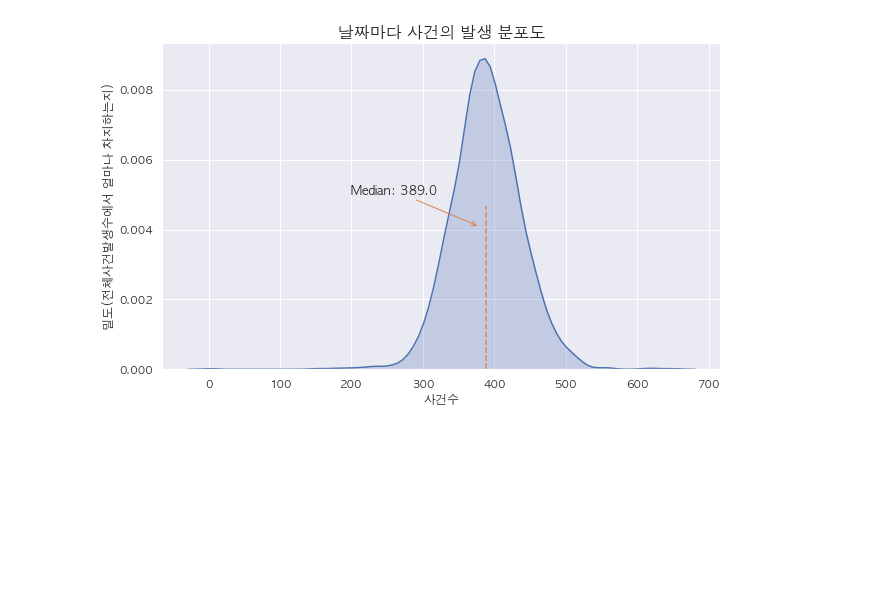
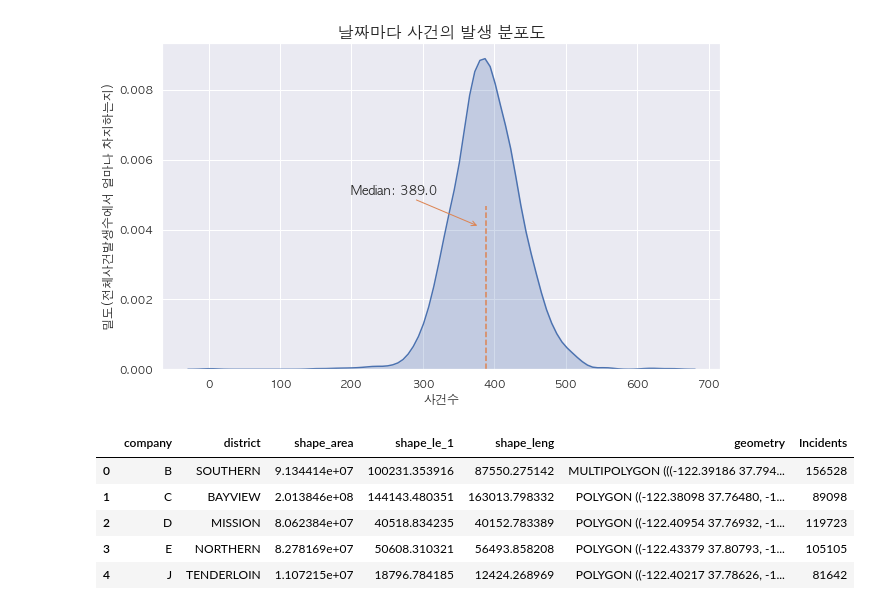
Before and after one commit to young-hun-jo/KaggleStruggle, a Jupyter notebook: sanfrancisco_crime/sanfrancisco_crime_transcription.ipynb, the cells around one changed output. Saved outputs shown, nothing was run; the diff lists cells and outputs as text; code cells hidden in the pictures; blank space fills up the shorter version.

```diff
--- a/sanfrancisco_crime/sanfrancisco_crime_transcription.ipynb
+++ b/sanfrancisco_crime/sanfrancisco_crime_transcription.ipynb
@@ -148,0 +166,31 @@ plt.show()
+# %%
+# unzip한 파일 디렉토리가서 .shp 들어있는 파일
+for filename in os.listdir('./pd_data/'):
+    # 정규표현식 의미
+    # .+ : 줄바꿈을 제외한 모든 문자가 한번 이상 반복되는 패턴
+    # \. : 문자열 '.'으로 인식하도록 \붙여줌
+    # shp : 해당 문자열 => 즉 .shp가 들어있는 문자열을 매칭하는 것
+    # re.match함수는 아무것도 반환 안해줌.. 그래서 반환해주는 걸 쓰려면 search함수 사용
+    if re.match('.+\.shp', filename):
+        pd_districts = gpd.read_file('./pd_data/'+filename)
+        # 파일 하나니까 그만 찾도록 break
+        break
+# %%
+# crs는 geopandas의 좌표꼐를 의미
+# epsg:0000은 숫자에따라 구글지도/bing지도/야후지도/OSM등에서 사용중인 좌표계
+pd_districts.crs = {'init':'epsg:4326'}
+# %%
+# pd_districts와 train의 공통 칼럼인 district를 기준으로해서 merge
+# iloc안에 column인자에다가 리스트 한번 더 씌워서 데이터프레임형태로 반환
+pd_districts = pd_districts.merge(train.groupby('PdDistrict').count().iloc[:,[0]].rename(columns={'Dates':'Incidents'}),
+                  how='inner', left_on='district',
+                  right_index=True, suffixes=('_x', '_y'))
+# suffix : 중복되는 칼럼 구분하기 위해서 접두사 붙여주는 역할
+pd_districts.head()
+# %% [output]
+|  | company | district | shape_area | shape_le_1 | shape_leng | geometry | Incidents |
+| 0 | B | SOUTHERN | 9.134414e+07 | 100231.353916 | 87550.275142 | MULTIPOLYGON (((-122.39186 37.794... | 156528 |
+| 1 | C | BAYVIEW | 2.013846e+08 | 144143.480351 | 163013.798332 | POLYGON ((-122.38098 37.76480, -1... | 89098 |
+| 2 | D | MISSION | 8.062384e+07 | 40518.834235 | 40152.783389 | POLYGON ((-122.40954 37.76932, -1... | 119723 |
+| 3 | E | NORTHERN | 8.278169e+07 | 50608.310321 | 56493.858208 | POLYGON ((-122.43379 37.80793, -1... | 105105 |
+| 4 | J | TENDERLOIN | 1.107215e+07 | 18796.784185 | 12424.268969 | POLYGON ((-122.40217 37.78626, -1... | 81642 |
```
Also changed, not shown: parts of 9 cells of this notebook.
